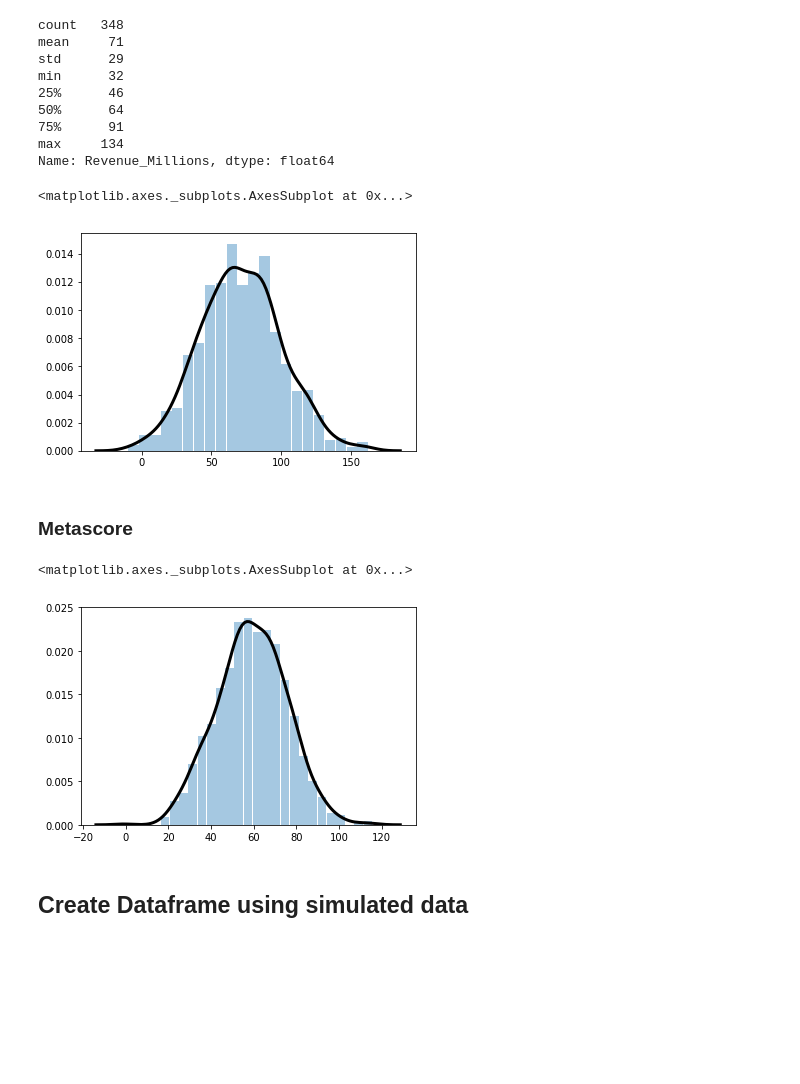
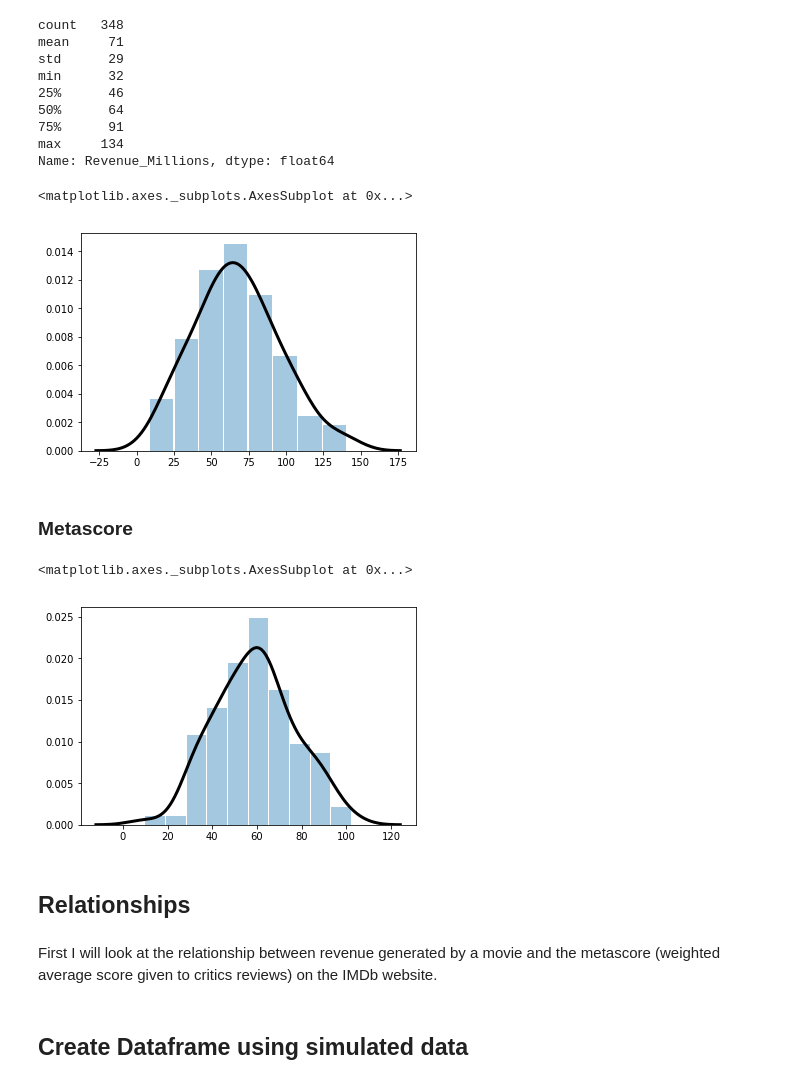
Before and after one commit to donalcarr/DC_Real-World-Simulation, a Jupyter notebook: Project 2018 - Simulation Movies.ipynb, the cells around one changed output. Cells and saved outputs as stored; diff of their text form; code cells hidden in the pictures; blank space fills up the shorter version.

Commit message:
compared revenue to other variables

```diff
--- a/Project 2018 - Simulation Movies.ipynb
+++ b/Project 2018 - Simulation Movies.ipynb
@@ -194,16 +194,21 @@ min      32
 max     134
 Name: Revenue_Millions, dtype: float64
 # %%
-rev = np.random.normal(71,29, 1000)
+rev = np.random.normal(71,29, 100)
 sns.distplot(rev,hist_kws={"rwidth" :.95},kde_kws={"color": "k", "lw": 3,})
 # %% [output]
 <matplotlib.axes._subplots.AxesSubplot at 0x...>
-[figure, old version]
+[figure, new version]
 # %% [markdown]
 ### Metascore
 # %%
-m = np.random.normal(59,17, 1000)
+m = np.random.normal(59,17, 100)
 sns.distplot(m,hist_kws={"rwidth" :.95},kde_kws={"color": "k", "lw": 3,})
 # %% [output]
 <matplotlib.axes._subplots.AxesSubplot at 0x...>
-[figure, old version]
+[figure, new version]
+# %% [markdown]
+## Relationships
+# %% [markdown]
+First I will look at the relationship between revenue generated by a movie and
+the metascore (weighted average score given to critics reviews) on the IMDb website.
```
Also changed, not shown: parts of 16 cells of this notebook.
